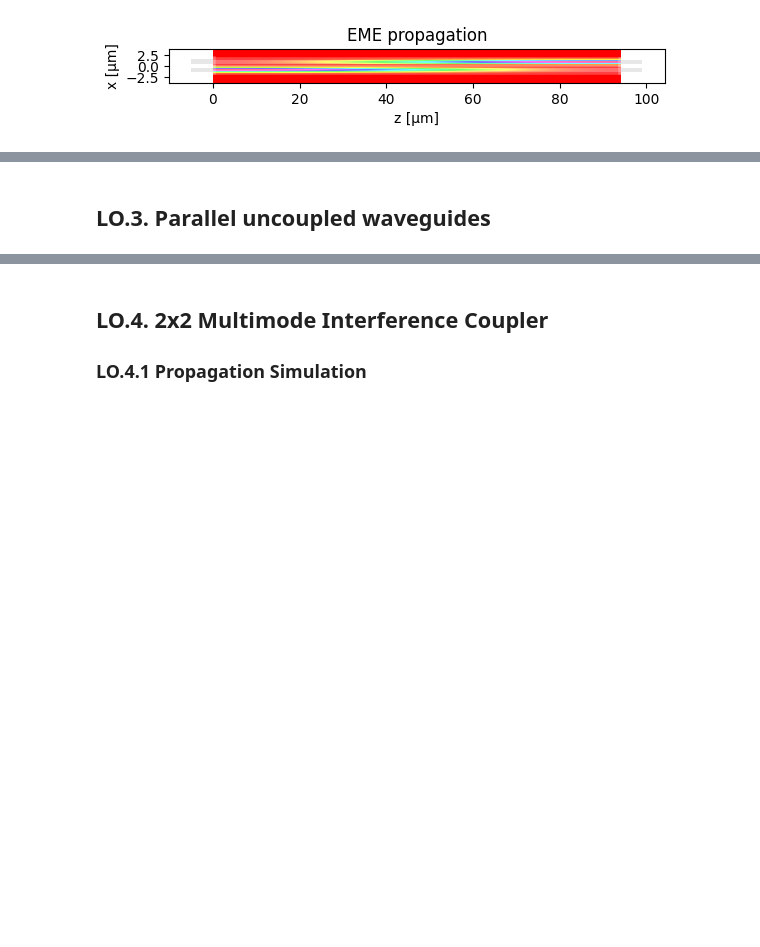
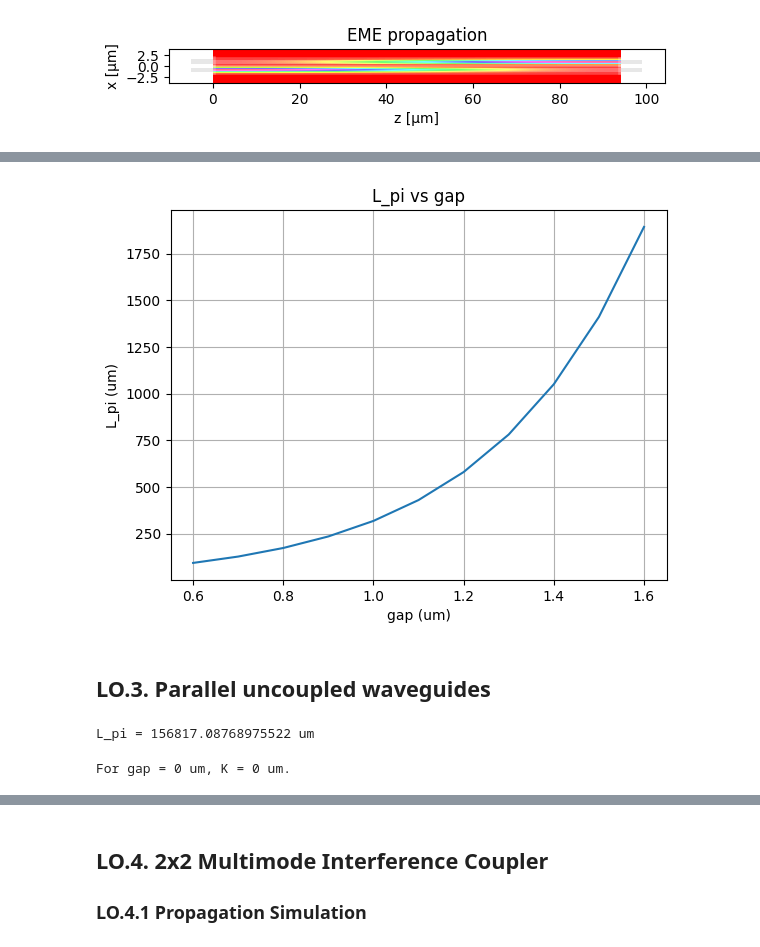
Before and after one commit to DavidGarcia1209/pic-upv-lab2, a Jupyter notebook: COUPLERS_Student.ipynb, the cells around one changed output, grey strips where cells are left out. Cells and saved outputs as stored; diff of their text form; code cells hidden in the pictures; blank space fills up the shorter version.

```diff
--- a/COUPLERS_Student.ipynb
+++ b/COUPLERS_Student.ipynb
@@ -150,4 +150,4 @@ for gap in gap_vec:
     m.L_MMI = L_pi/2
 
     # 4) Run propagation - get power transfer and plot propagation
-    m.propagation()
+    # m.propagation()
@@ -154,6 +166,64 @@ for gap in gap_vec:
+# %%
+plt.plot(gap_vec_graph,L_pi_vec)
+plt.title("L_pi vs gap")
+plt.xlabel("gap (um)")
+plt.ylabel("L_pi (um)")
+plt.grid()
+plt.show()
+# %% [output]
+[figure, added]
 # %% [markdown]
 ## LO.3. Parallel uncoupled waveguides
 # %%
-# HINT. Calculate manually the L_pi you may need to achieve K=0.1
+# HINT. Calculate manually the L_pi you may need to achieve K=0.01
 # Then you can sweep the gap and calculate the L_pi until reaching
 # the desired value.
+
+L_pi = 10000*np.pi/(2*np.arcsin(np.sqrt(0.01)))
+
+print(f'L_pi = {L_pi} um')
+# %% [output]
+L_pi = 156817.08768975522 um
+# %%
+#LO 3 GAP SWEEP FOR MINIMUM COUPLING
+
+gap_vec = np.linspace(1.4, 1.6, 11)
+
+gap_vec_graph = []
+gap_min = 0
+
+k_vec = []
+k_min = 0
+
+for gap in gap_vec:
+    wg_gap = gap # Student. Gap between waveguides
+    wg_width = 1.0 # Student. Core waveguides width
+
+    d = wg_width + wg_gap
+    wg_N = 2
+
+    m = DC_EME() # Here you instantiate a Directional Coupler to be simulated with the Eigen-mode expansion (EME) algorithm.
+    m.MMI_num_modes = 12 # Number of modes to be calculated. Here, the higher, the better since we are going to calculate
+                        # the propagation based on the mode decomposition.
+    m.DC_wg_gap = wg_gap # Gap between waveguides
+    m.DC_wg_width = wg_width # Width of the waveguides core
+    m.DC_N_waveguides = wg_N
+
+    # 1) Compute de DC modes - Only execute whenever a geometrical parameter is changed. Takes time to find the modes.
+    m.find_all_modes()
+
+    # 2) Get the L_pi
+    L_pi = m.get_L_pi()
+    if L_pi <= 0:
+        break
+
+    gap_vec_graph.append(gap)
+
+    k = np.sin(0.5*np.pi*(1e4/L_pi))**2
+    k_vec.append(k)
+
+    if k<0.01:
+        gap_min = gap
+        k_min = k
+# %% [output]
+For gap = 0 um, K = 0 um.
```
Also changed, not shown: parts of 3 cells of this notebook, 1 other file.
